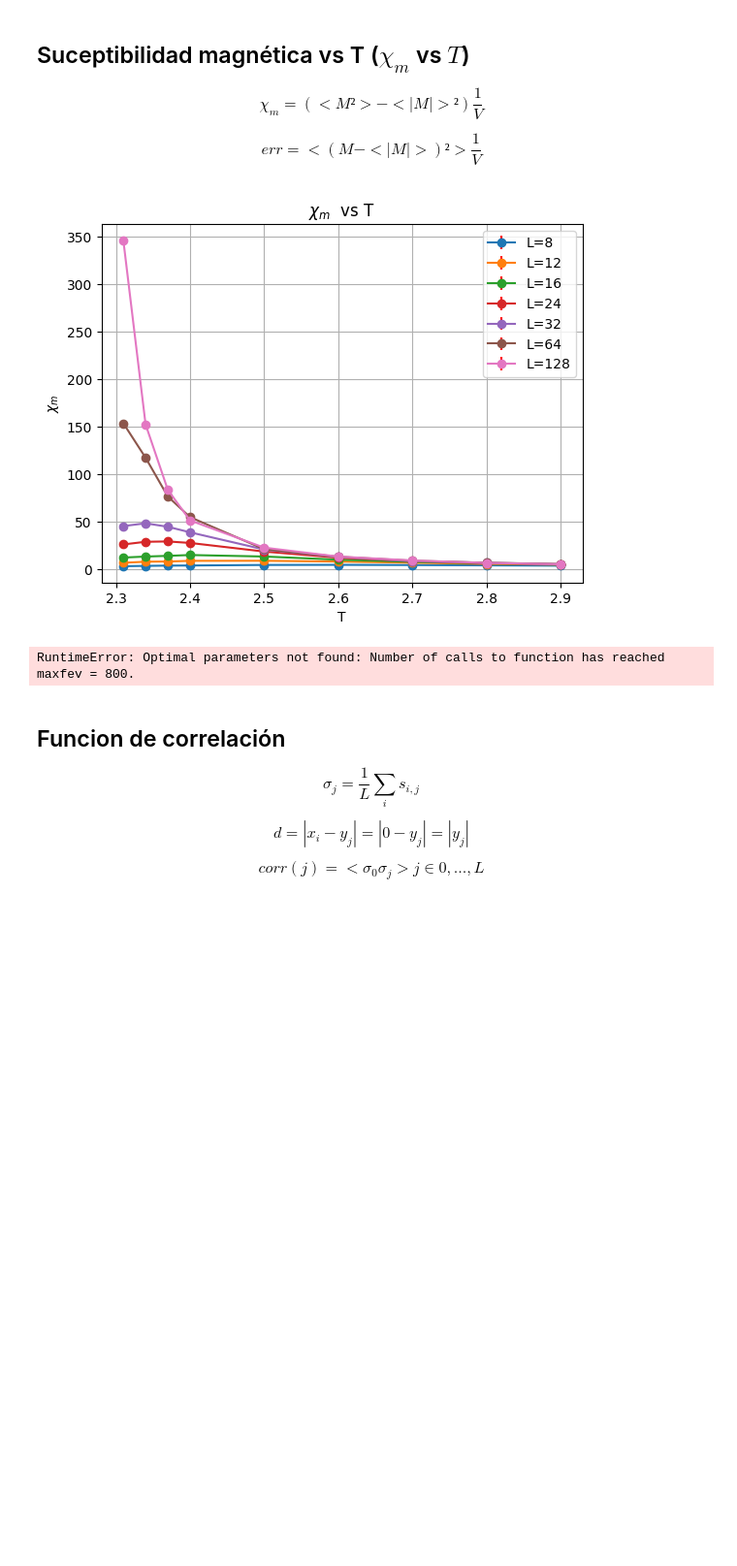
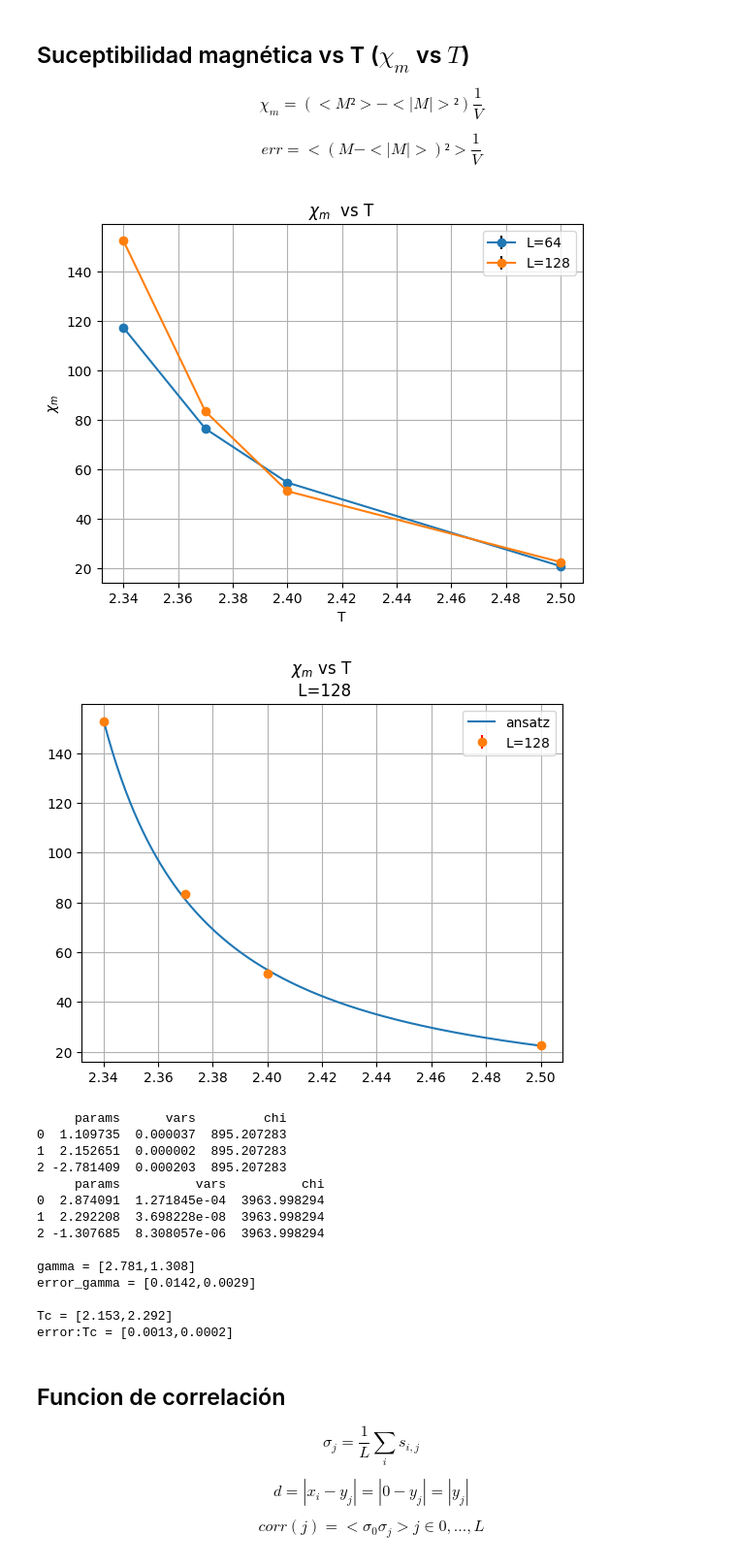
Before and after one commit to SoyAgustin/QF-Path-Integral, a Jupyter notebook: Notebooks_Py/ising.ipynb, the cells around one changed output. Shown at 97% size. Cells and saved outputs as stored; diff of their text form; code cells hidden in the pictures; blank space fills up the shorter version.

```diff
--- a/Notebooks_Py/ising.ipynb
+++ b/Notebooks_Py/ising.ipynb
@@ -201,10 +278,10 @@ for T in T_values:
 # %% [markdown]
 ## Densidad de energía y temperatura  ($\frac{<H>}{V}$ vs T)
 # %%
-L_values = [8,12,16,24,32,64,128][:]
+L_values = [8,12,16,24,32,64,128][2:]
 
 T_i = 1.5
-T_f = 3.8
+T_f = 2.8
 
 plt.title("<H>/V vs T")
 plt.grid()
@@ -222,9 +299,9 @@ for L in L_values:
     yerr = dic["stderr_H"]
 
     if t_i == t_f:
-        plt.errorbar(x[t_i],y[t_i],yerr[t_i],marker="o",ls="",ecolor="r",label=f"{L=}")
+        plt.errorbar(x[t_i],y[t_i],yerr[t_i],marker="o",ls="-",ecolor="r",label=f"{L=}")
     else:
-        plt.errorbar(x[t_i:t_f],y[t_i:t_f],yerr[t_i:t_f],marker="o",ls="",ecolor="r",label=f"{L=}")
+        plt.errorbar(x[t_i:t_f],y[t_i:t_f],yerr[t_i:t_f],marker="o",ls="-",ecolor="r",label=f"{L=}")
 
 plt.legend()
 plt.show()
@@ -237,10 +314,10 @@ $$C_v = (<H²>-<H>²)\frac{1}{V}$$
 
 $$err = <(H-<H>)²>\frac{1}{V} $$
 # %%
-L_values = np.array([8,12,16,24,32,64,128])[:]
+L_values = np.array([8,12,16,24,32,64,128])[2:]
 
-T_i = 1.5
-T_f = 3.8
+T_i = 2.0
+T_f = 2.7
 
 plt.title("Cv  vs T")
 plt.grid()
@@ -285,10 +362,10 @@ def ansatz(x,a,b):
 
 xans = np.linspace(0,(1/L_values).max(),200)
 
-dic = adjust(1/L_values,Tc,ansatz=ansatz)
+dic = adjust(1/L_values,Tc,ansatz=ansatz,yerr=np.sqrt(Tc.var()/len(Tc)))
 
 
-plt.errorbar(1/L_values,Tc,ls="",marker="o")
+plt.errorbar(1/L_values,Tc,yerr=0.011,ls="",marker="o")
 plt.plot(xans,ansatz(xans,*dic["params"]),label = "ansatz")
 
 plt.xlim(xans.min(),xans.max()+.05*xans.max())
@@ -358,7 +476,7 @@ for L in L_values:
     yerr = dic["stderr_M"]
 
 
-    plt.errorbar(x[t_i:t_f],y[t_i:t_f],yerr[t_i:t_f],marker="o",ls="-",ecolor="r",label=f"{L=}")
+    plt.errorbar(x[t_i:t_f],y[t_i:t_f],yerr[t_i:t_f],marker="o",ls="",ecolor="k",label=f"{L=}")
 
 plt.legend()
 plt.show()
@@ -402,52 +520,77 @@ $$ \chi_m = (<M²>-<|M|>²)\frac{1}{V} $$
 
 $$ err = <(M - <|M|>)²>\frac{1}{V}$$
 # %%
-L_values = [8,12,16,24,32,64,128][:]
+L_values = [8,12,16,24,32,64,128][-2:]
 
-T_i = 2.31
-T_f = 3.0
+T_i = 2.34
+T_f = 2.6
+
+def ansatz(x,a,b,c):
+    return a*np.abs(x-b)**(c)
 
 plt.title("$\\chi_m$  vs T")
 plt.grid()
 plt.xlabel("T")
 plt.ylabel("$\\chi_m$")
 
 
-
+params_dic={}
 for L in L_values[:]:
     dic = L_arrays(L)
     x = dic["T"].tolist()
     t_i = x.index(T_i)
     t_f = x.index(T_f)
 
     y = dic["chi_m"]
     yerr = dic["stderr_chi"]
-    yerr = np.zeros(len(x))
+    #yerr = np.zeros(len(x))
 
-    plt.errorbar(x[t_i:t_f],y[t_i:t_f],yerr[t_i:t_f],marker="o",ls="-",ecolor="r",label=f"{L=}")
+    dic_adj = adjust(x[t_i:t_f],y[t_i:t_f],ansatz,yerr=yerr[t_i:t_f])
+    params_dic[L]=dic_adj
+
+    plt.errorbar(x[t_i:t_f],y[t_i:t_f],yerr[t_i:t_f],marker="o",ls="-",ecolor="k",label=f"{L=}")
 
 plt.legend()
 plt.show()
 
 
 #extrapol
 
-def ansatz(x,a,b,c):
-    return a*np.abs(x-b)**c
-
-dic_adj = adjust(x[t_i:t_f],y[t_i:t_f],ansatz)
+dic_adj = adjust(x[t_i:t_f],y[t_i:t_f],ansatz,yerr=yerr[t_i:t_f])
 
 xans = np.linspace(min(x[t_i:t_f]),max(x[t_i:t_f]),200)
 plt.plot(xans,ansatz(xans,*dic_adj["params"]),label = "ansatz")
-plt.errorbar(x[t_i:t_f],y[t_i:t_f],yerr[t_i:t_f],marker="o",ls="-",ecolor="r",label=f"{L=}")
-plt.title("$\\chi_m$ vs T\n L=64")
+plt.errorbar(x[t_i:t_f],y[t_i:t_f],yerr[t_i:t_f],marker="o",ls="",ecolor="r",label=f"{L=}")
+plt.title("$\\chi_m$ vs T\n L=%d"%L)
+plt.grid()
 plt.legend()
 plt.show()
 
-dic_adj
+print(pd.DataFrame(params_dic[64]))
+print(pd.DataFrame(params_dic[128]))
+print()
+print("gamma = [%0.3f,%0.3f]"%(-1*params_dic[64]["params"][2],-1*params_dic[128]["params"][2]))
+print("error_gamma = [%0.4f,%0.4f]"%(np.sqrt(params_dic[64]["vars"][2]),np.sqrt(params_dic[128]["vars"][2])))
+print()
+print("Tc = [%0.3f,%0.3f]"%(params_dic[64]["params"][1],params_dic[128]["params"][1]))
+print("error:Tc = [%0.4f,%0.4f]"%(np.sqrt(params_dic[64]["vars"][1]),np.sqrt(params_dic[128]["vars"][1])))
 # %% [output]
-[figure, old version]
+[figure, new version]
+[figure, added]
-RuntimeError: Optimal parameters not found: Number of calls to function has reached maxfev = 800.
+     params      vars         chi
+0  1.109735  0.000037  895.207283
+1  2.152651  0.000002  895.207283
+2 -2.781409  0.000203  895.207283
+     params          vars          chi
+0  2.874091  1.271845e-04  3963.998294
+1  2.292208  3.698228e-08  3963.998294
+2 -1.307685  8.308057e-06  3963.998294
+
+gamma = [2.781,1.308]
+error_gamma = [0.0142,0.0029]
+
+Tc = [2.153,2.292]
+error:Tc = [0.0013,0.0002]
 # %% [markdown]
 ## Funcion de correlación
 
```
Also changed, not shown: parts of 23 cells of this notebook.
